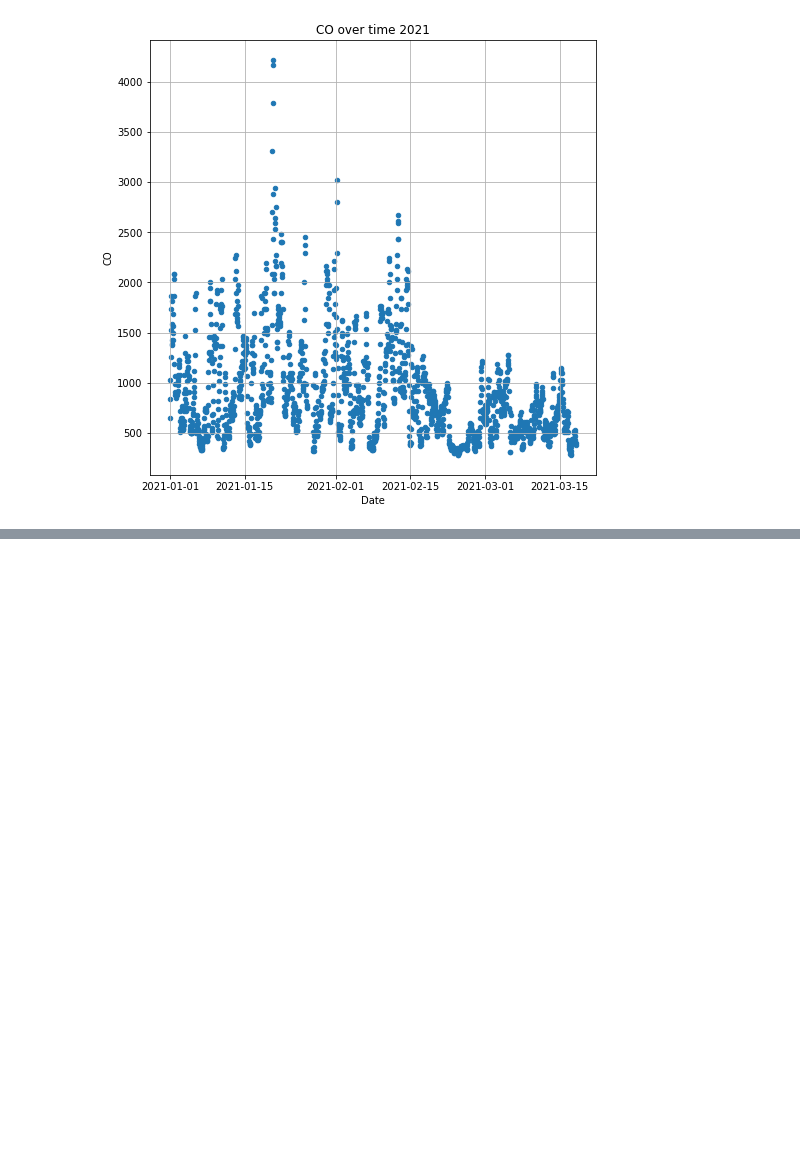
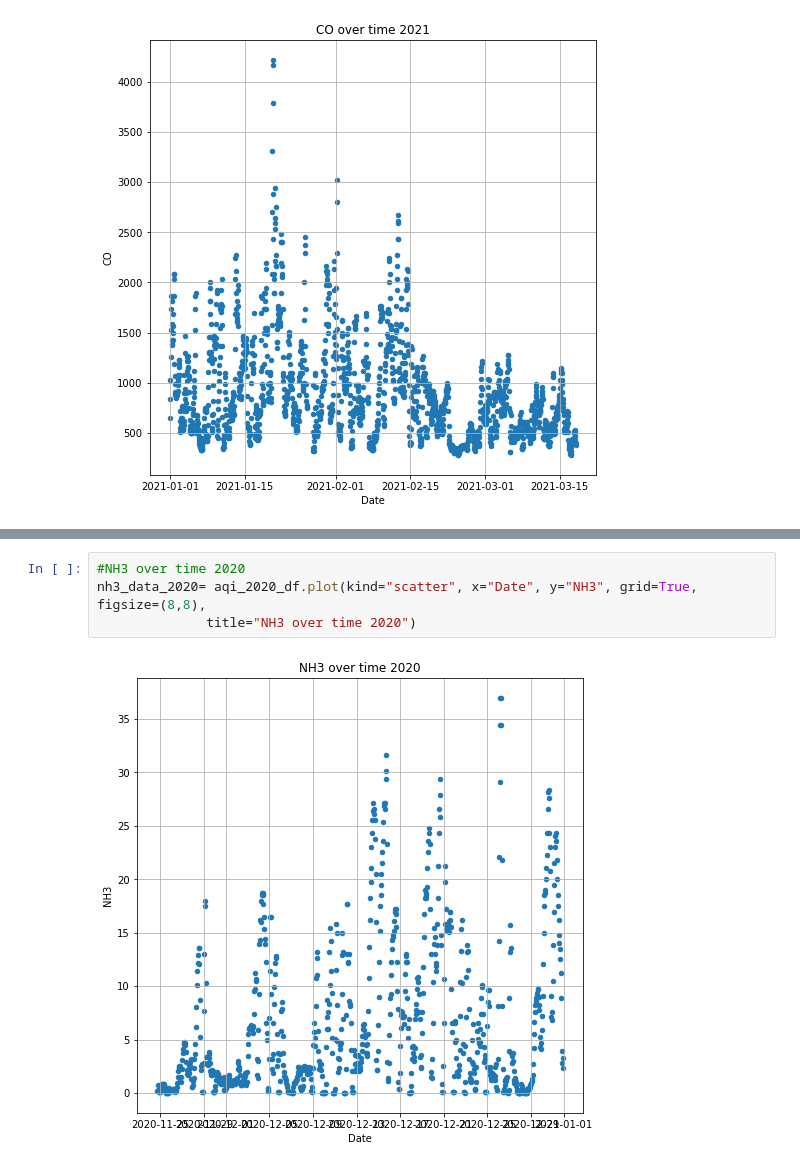
Before and after one commit to admngz/project-one, a Jupyter notebook: k_aqi_project.ipynb, the cells around one changed output, grey strips where cells are left out. Drawn from its saved outputs; the diff is of its cells as text; blank space fills up the shorter version.

```diff
--- a/k_aqi_project.ipynb
+++ b/k_aqi_project.ipynb
@@ -198,0 +175,6 @@ nh3_data_2020= aqi_2020_df.plot(kind="scatter", x="Date", y="NH3", grid=True, fi
+# %%
+#NH3 over time 2020
+nh3_data_2020= aqi_2020_df.plot(kind="scatter", x="Date", y="NH3", grid=True, figsize=(8,8),
+              title="NH3 over time 2020")
+# %% [output]
+[figure, added]
```
Also changed, not shown: parts of 20 cells of this notebook.
